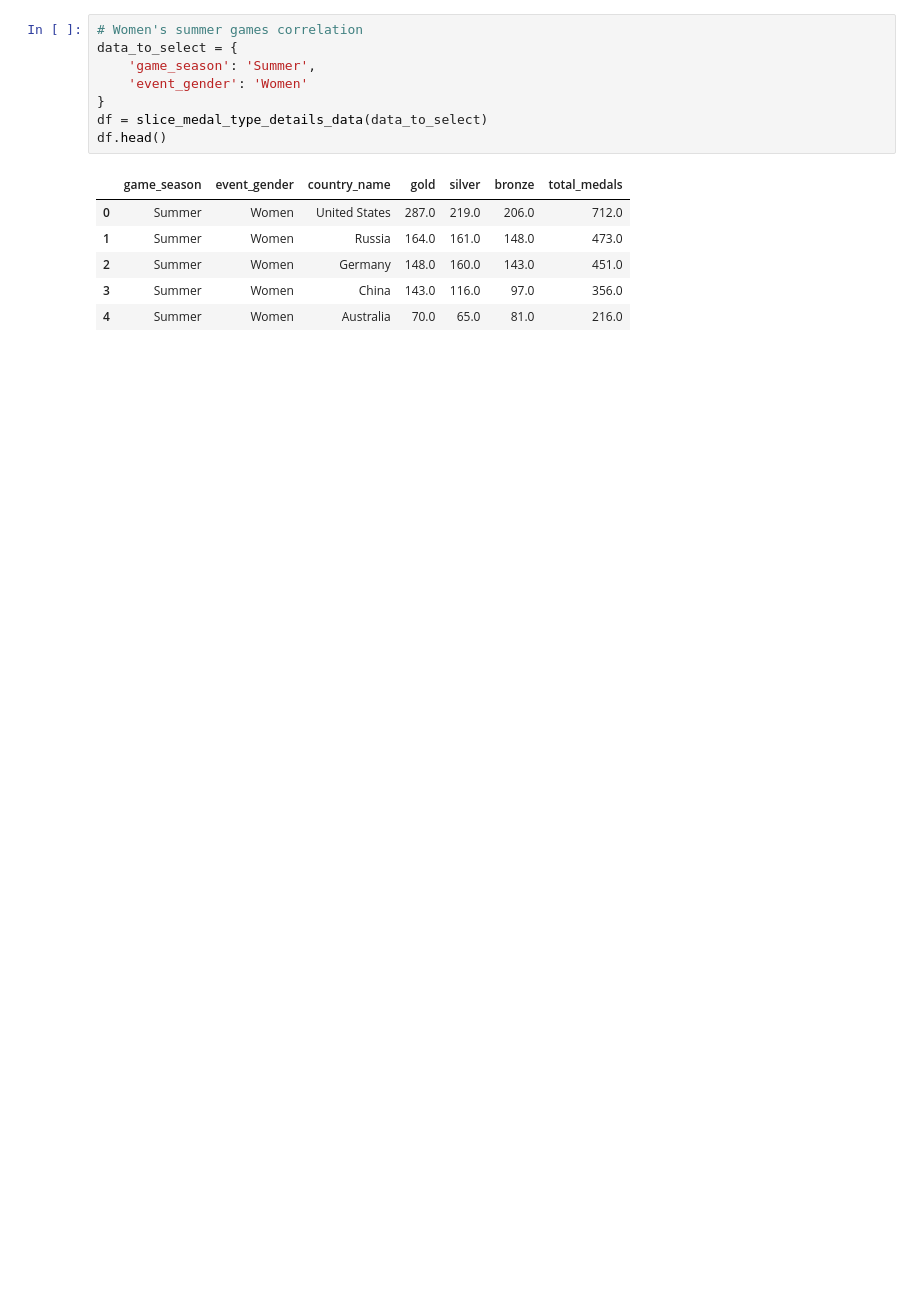
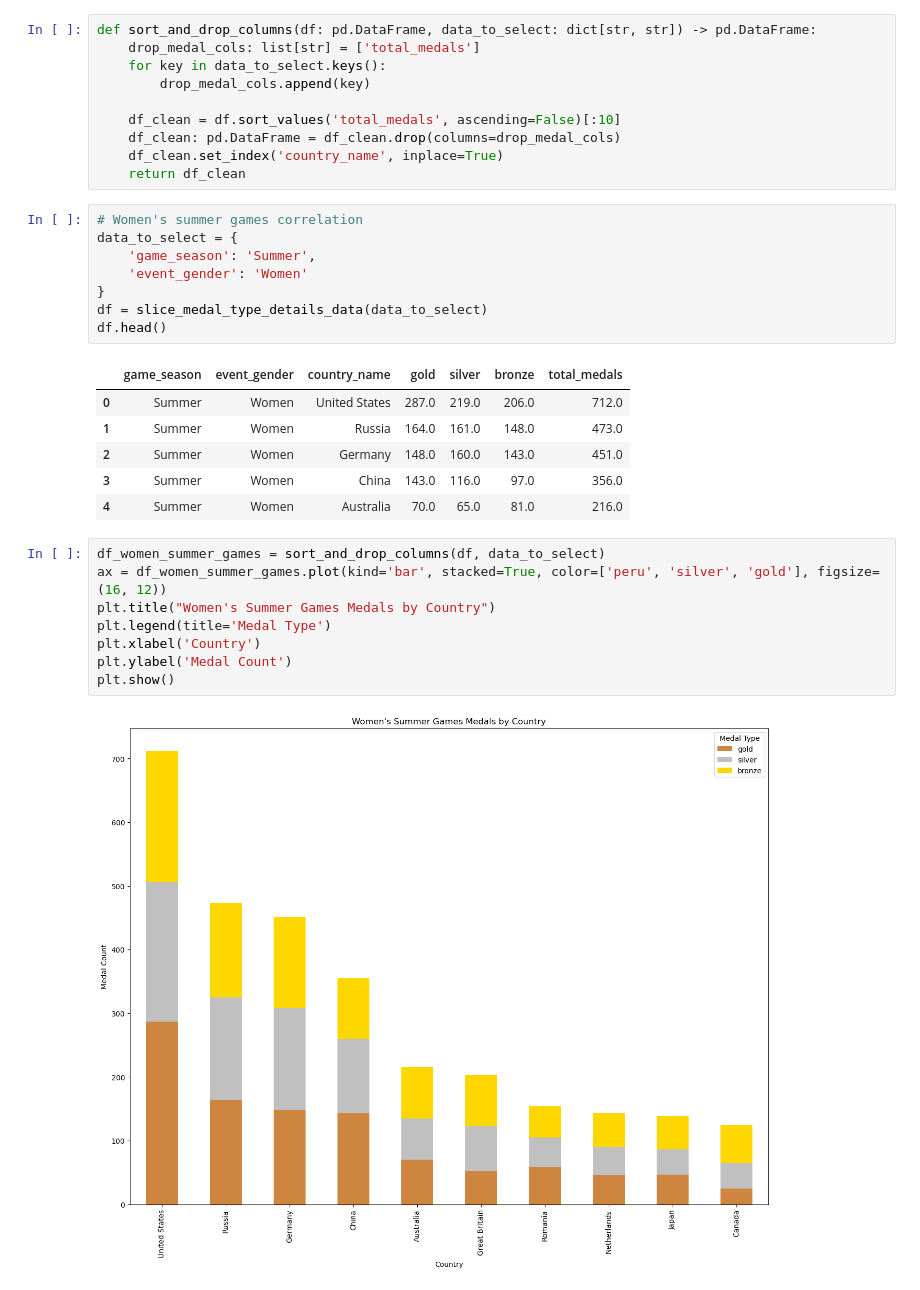
Before and after one commit to JimGile/group3-project1, a Jupyter notebook: src/jg_medal_type_analysis.ipynb, the cells around one changed output. Drawn from its saved outputs; the diff is of its cells as text; blank space fills up the shorter version.

Commit message:
added sample graphs to medal types analysis

```diff
--- a/src/jg_medal_type_analysis.ipynb
+++ b/src/jg_medal_type_analysis.ipynb
@@ -34,6 +34,16 @@ def slice_medal_type_details_data(data_to_select: dict[str, str]) -> pd.DataFram
     df_slice = df_slice.groupby(group_medal_cols).sum().reset_index()
     df_slice.sort_values(by='total_medals', ascending=False, inplace=True)
     return df_slice.reset_index(drop=True)
+# %%
+def sort_and_drop_columns(df: pd.DataFrame, data_to_select: dict[str, str]) -> pd.DataFrame:
+    drop_medal_cols: list[str] = ['total_medals']
+    for key in data_to_select.keys():
+        drop_medal_cols.append(key)
+
+    df_clean = df.sort_values('total_medals', ascending=False)[:10]
+    df_clean: pd.DataFrame = df_clean.drop(columns=drop_medal_cols)
+    df_clean.set_index('country_name', inplace=True)
+    return df_clean
 # %%
 # Women's summer games correlation
 data_to_select = {
@@ -49,3 +59,13 @@ df.head()
 | 2 | Summer | Women | Germany | 148.0 | 160.0 | 143.0 | 451.0 |
 | 3 | Summer | Women | China | 143.0 | 116.0 | 97.0 | 356.0 |
 | 4 | Summer | Women | Australia | 70.0 | 65.0 | 81.0 | 216.0 |
+# %%
+df_women_summer_games = sort_and_drop_columns(df, data_to_select)
+ax = df_women_summer_games.plot(kind='bar', stacked=True, color=['peru', 'silver', 'gold'], figsize=(16, 12))
+plt.title("Women's Summer Games Medals by Country")
+plt.legend(title='Medal Type')
+plt.xlabel('Country')
+plt.ylabel('Medal Count')
+plt.show()
+# %% [output]
+[figure, added]
```
